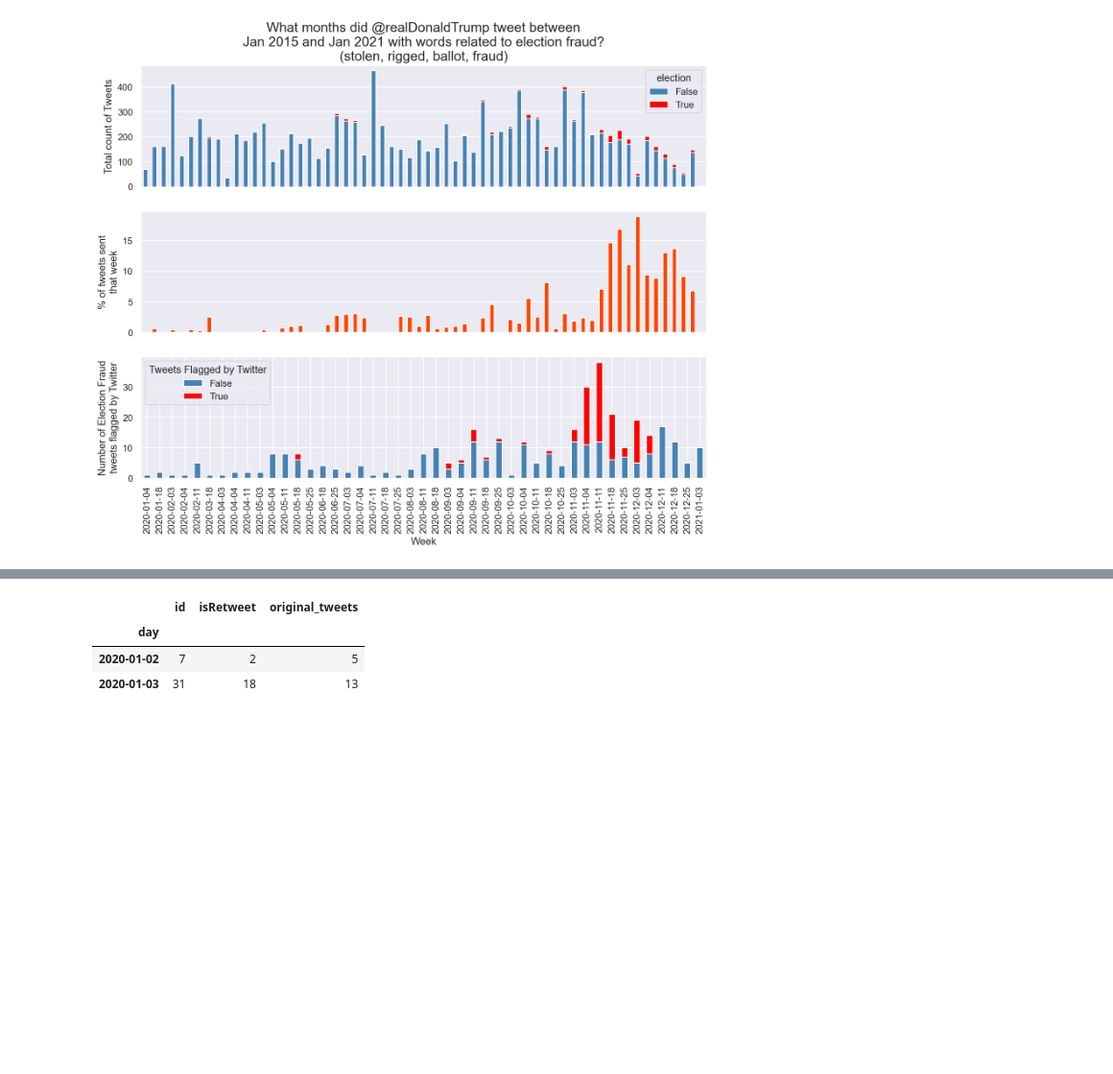
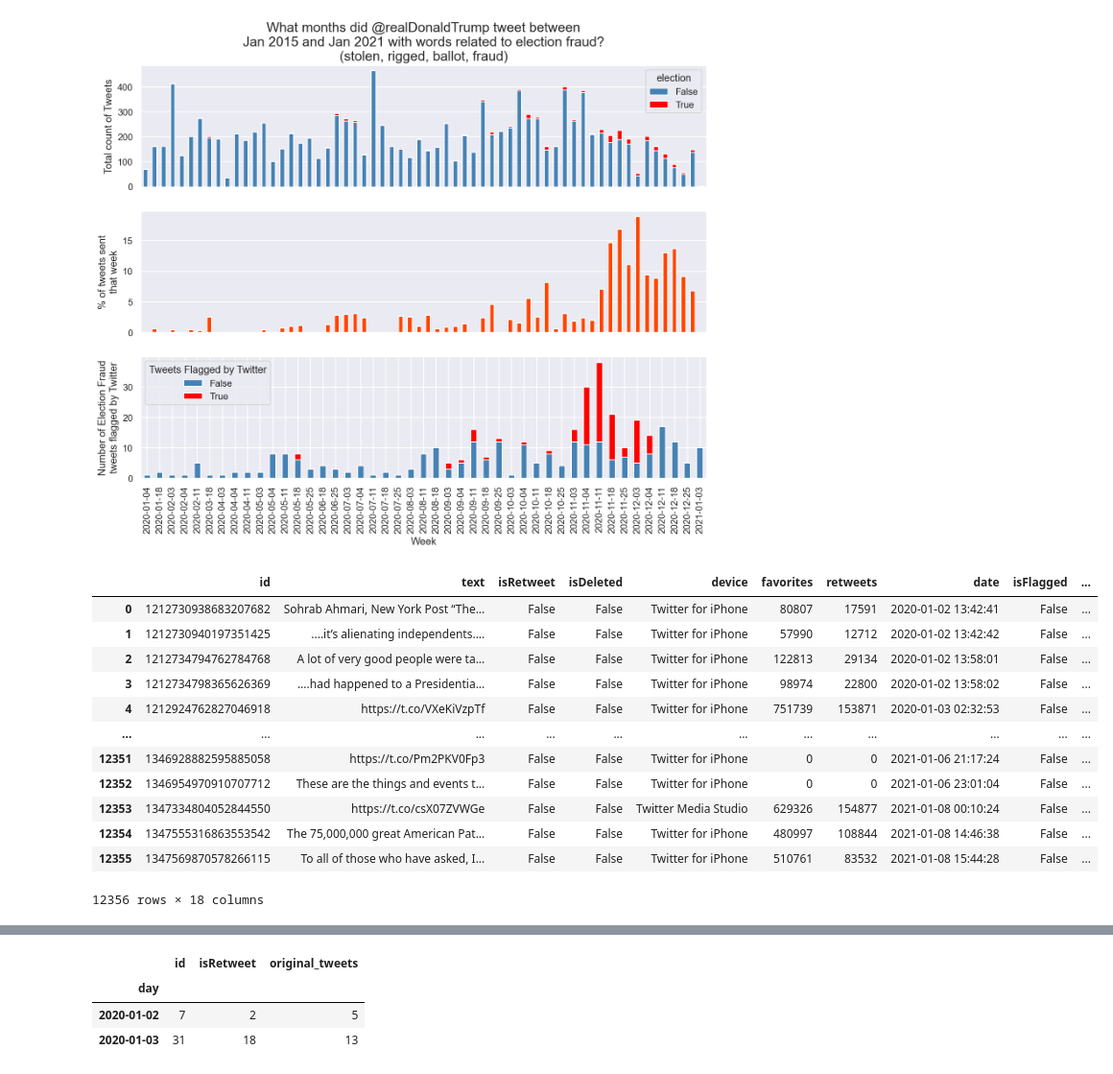
Before and after one commit to Project-EPIC/post-mortem-rdt, a Jupyter notebook: Plotting @realDonaldTrump's Tweets-2020.ipynb, the cells around one changed output, grey strips where cells are left out. Shown at 96% size. Saved outputs shown, nothing was run; the diff lists cells and outputs as text; code cells hidden in the pictures; blank space fills up the shorter version.

```diff
--- a/Plotting @realDonaldTrump's Tweets-2020.ipynb
+++ b/Plotting @realDonaldTrump's Tweets-2020.ipynb
@@ -432,3 +457,19 @@ for idx, t in _slice_sorted.iterrows():
                 cur_frenzy=0
 
 frenzies = pd.DataFrame(frenzies)
+# %%
+tmp
+# %% [output]
+|  | id | text | isRetweet | isDeleted | device | favorites | retweets | date | isFlagged | ... |
+| 0 | 1212730938683207682 | Sohrab Ahmari, New York Post “The... | False | False | Twitter for iPhone | 80807 | 17591 | 2020-01-02 13:42:41 | False | ... |
+| 1 | 1212730940197351425 | ....it’s alienating independents.... | False | False | Twitter for iPhone | 57990 | 12712 | 2020-01-02 13:42:42 | False | ... |
+| 2 | 1212734794762784768 | A lot of very good people were ta... | False | False | Twitter for iPhone | 122813 | 29134 | 2020-01-02 13:58:01 | False | ... |
+| 3 | 1212734798365626369 | ....had happened to a Presidentia... | False | False | Twitter for iPhone | 98974 | 22800 | 2020-01-02 13:58:02 | False | ... |
+| 4 | 1212924762827046918 | https://t.co/VXeKiVzpTf | False | False | Twitter for iPhone | 751739 | 153871 | 2020-01-03 02:32:53 | False | ... |
+| ... | ... | ... | ... | ... | ... | ... | ... | ... | ... | ... |
+| 12351 | 1346928882595885058 | https://t.co/Pm2PKV0Fp3 | False | False | Twitter for iPhone | 0 | 0 | 2021-01-06 21:17:24 | False | ... |
+| 12352 | 1346954970910707712 | These are the things and events t... | False | False | Twitter for iPhone | 0 | 0 | 2021-01-06 23:01:04 | False | ... |
+| 12353 | 1347334804052844550 | https://t.co/csX07ZVWGe | False | False | Twitter Media Studio | 629326 | 154877 | 2021-01-08 00:10:24 | False | ... |
+| 12354 | 1347555316863553542 | The 75,000,000 great American Pat... | False | False | Twitter for iPhone | 480997 | 108844 | 2021-01-08 14:46:38 | False | ... |
+| 12355 | 1347569870578266115 | To all of those who have asked, I... | False | False | Twitter for iPhone | 510761 | 83532 | 2021-01-08 15:44:28 | False | ... |
+12356 rows × 18 columns
```
Also changed, not shown: parts of 9 cells of this notebook.
